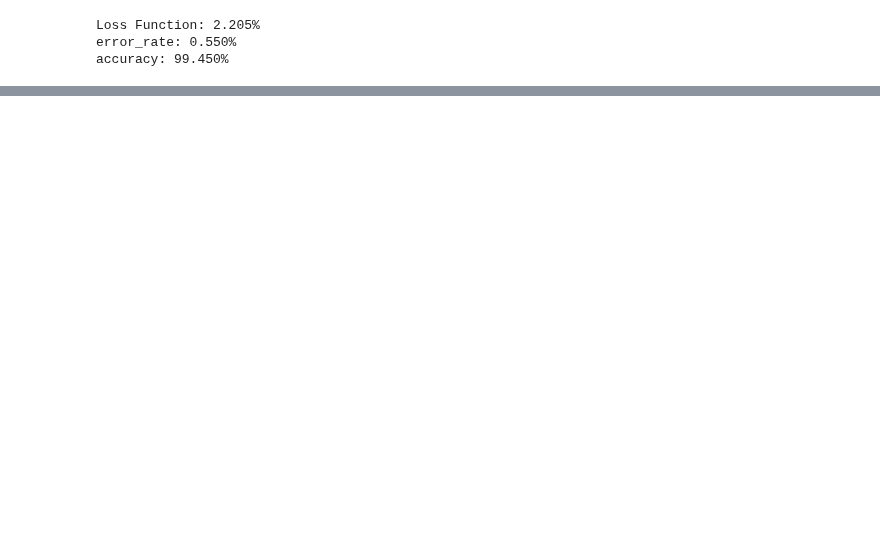
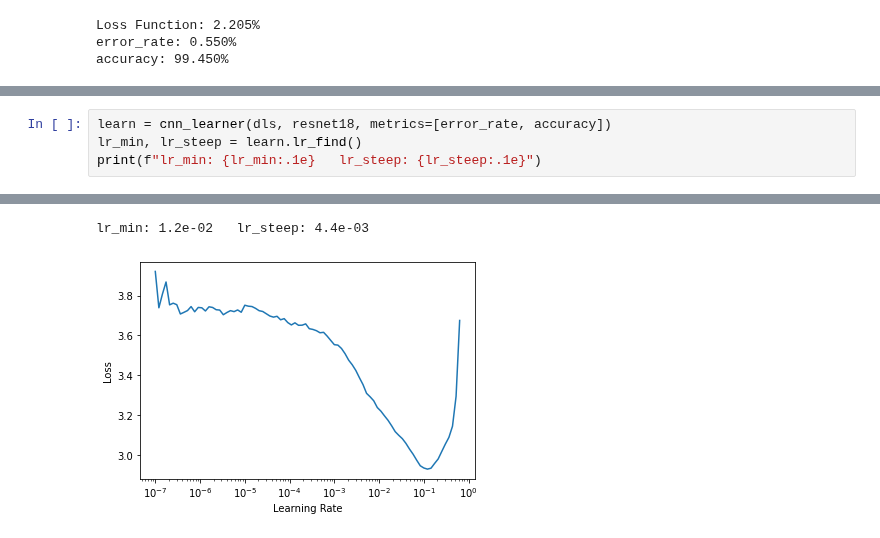
Before and after one commit to Aravinda89/fastai_bootcamp, a Jupyter notebook: Gayan_DL201_Pract_1.ipynb, the cells around one changed output, grey strips where cells are left out. Drawn from its saved outputs; the diff is of its cells as text; blank space fills up the shorter version.

```diff
--- a/Gayan_DL201_Pract_1.ipynb
+++ b/Gayan_DL201_Pract_1.ipynb
@@ -390,0 +520,5 @@ accuracy: 99.450%
+# %%
+learn = cnn_learner(dls, resnet18, metrics=[error_rate, accuracy])
+lr_min, lr_steep = learn.lr_find()
+print(f"lr_min: {lr_min:.1e}   lr_steep: {lr_steep:.1e}")
+# %% [output]
@@ -390,0 +526,2 @@ accuracy: 99.450%
+lr_min: 1.2e-02   lr_steep: 4.4e-03
+[figure, added]
```
Also changed, not shown: parts of 25 cells of this notebook.
